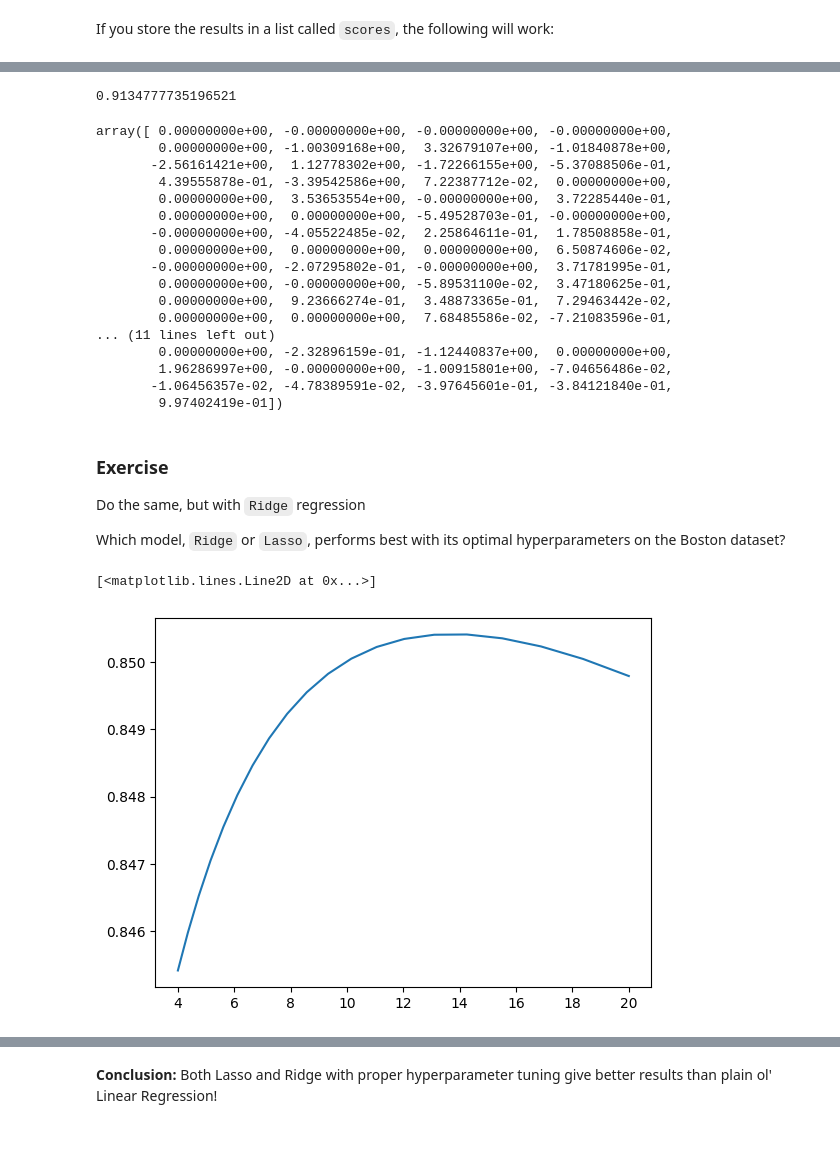
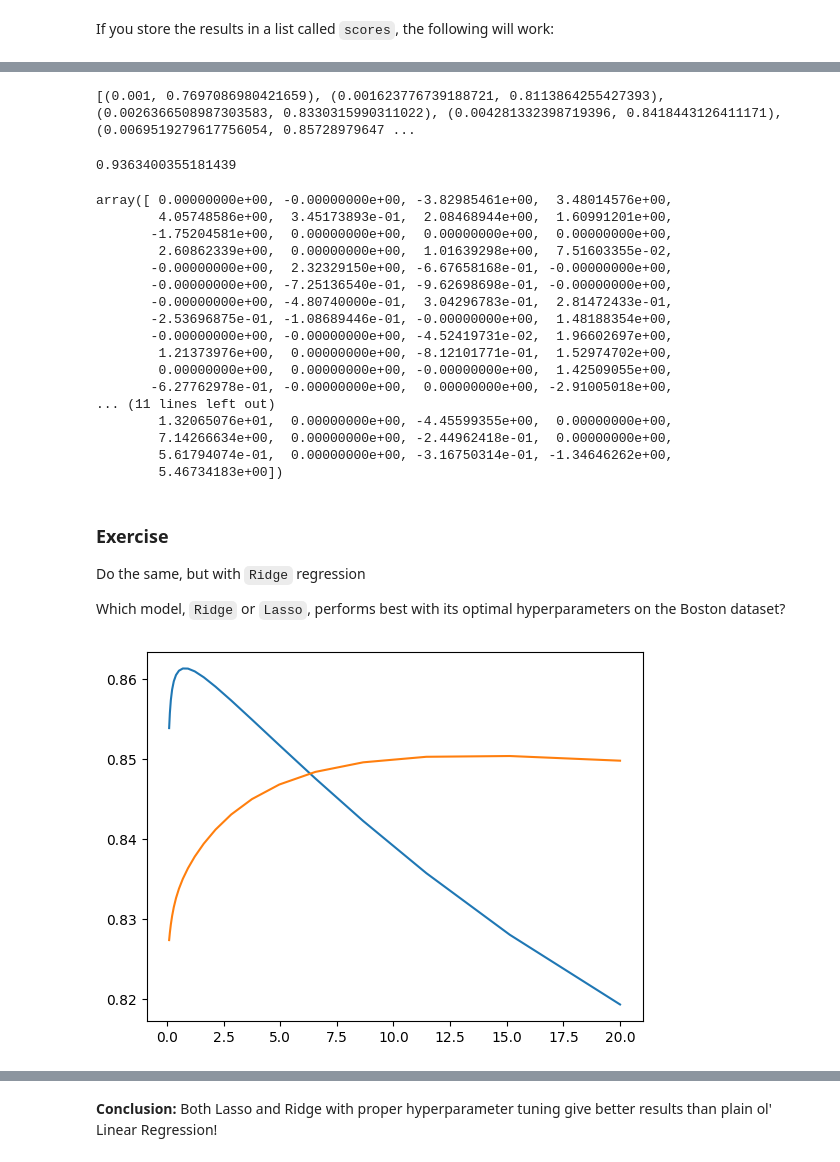
Before and after one commit to 1moi6/curso-ibm, a Jupyter notebook: cross_validation.ipynb, the cells around one changed output, grey strips where cells are left out. Drawn from its saved outputs; the diff is of its cells as text; code cells hidden in the pictures.

```diff
--- a/cross_validation.ipynb
+++ b/cross_validation.ipynb
@@ -284,13 +280,13 @@ Add `PolynomialFeatures` to this `Pipeline`, and re-run the cross validation wit
 pf = PolynomialFeatures(degree=3)
 
 scores = []
-alphas = np.geomspace(0.06, 6.0, 20)
+alphas = np.geomspace(0.001, 10, 20)
 for alpha in alphas:
     las = Lasso(alpha=alpha, max_iter=100000)
 
     estimator = Pipeline([
+        ("make_higher_degree", pf),
         ("scaler", s),
-        ("make_higher_degree", pf),
         ("lasso_regression", las)])
 
     predictions = cross_val_predict(estimator, X, y, cv = kf)
@@ -307,36 +299,41 @@ plt.semilogx(alphas, scores);
+# %%
+print([(a,b) for a,b in zip(alphas,scores)])
+# plt.semilogx(alphas, scores)
+# %% [output]
+[(0.001, 0.7697086980421659), (0.001623776739188721, 0.8113864255427393), (0.0026366508987303583, 0.8330315990311022), (0.004281332398719396, 0.8418443126411171), (0.0069519279617756054, 0.85728979647 ...
 # %%
 # Once we have found the hyperparameter (alpha~1e-2=0.01)
 # make the model and train it on ALL the data
 # Then release it into the wild .....
 best_estimator = Pipeline([
+                    ("make_higher_degree", PolynomialFeatures(degree=3)),
                     ("scaler", s),
-                    ("make_higher_degree", PolynomialFeatures(degree=2)),
-                    ("lasso_regression", Lasso(alpha=0.03))])
+                    ("lasso_regression", Lasso(alpha=0.01))])
 
 best_estimator.fit(X, y)
 best_estimator.score(X, y)
 # %% [output]
-0.9134777735196521
+0.9363400355181439
 # %%
 best_estimator.named_steps["lasso_regression"].coef_
 # %% [output]
-array([ 0.00000000e+00, -0.00000000e+00, -0.00000000e+00, -0.00000000e+00,
-        0.00000000e+00, -1.00309168e+00,  3.32679107e+00, -1.01840878e+00,
-       -2.56161421e+00,  1.12778302e+00, -1.72266155e+00, -5.37088506e-01,
-        4.39555878e-01, -3.39542586e+00,  7.22387712e-02,  0.00000000e+00,
-        0.00000000e+00,  3.53653554e+00, -0.00000000e+00,  3.72285440e-01,
-        0.00000000e+00,  0.00000000e+00, -5.49528703e-01, -0.00000000e+00,
-       -0.00000000e+00, -4.05522485e-02,  2.25864611e-01,  1.78508858e-01,
-        0.00000000e+00,  0.00000000e+00,  0.00000000e+00,  6.50874606e-02,
-       -0.00000000e+00, -2.07295802e-01, -0.00000000e+00,  3.71781995e-01,
-        0.00000000e+00, -0.00000000e+00, -5.89531100e-02,  3.47180625e-01,
-        0.00000000e+00,  9.23666274e-01,  3.48873365e-01,  7.29463442e-02,
-        0.00000000e+00,  0.00000000e+00,  7.68485586e-02, -7.21083596e-01,
+array([ 0.00000000e+00, -0.00000000e+00, -3.82985461e+00,  3.48014576e+00,
+        4.05748586e+00,  3.45173893e-01,  2.08468944e+00,  1.60991201e+00,
+       -1.75204581e+00,  0.00000000e+00,  0.00000000e+00,  0.00000000e+00,
+        2.60862339e+00,  0.00000000e+00,  1.01639298e+00,  7.51603355e-02,
+       -0.00000000e+00,  2.32329150e+00, -6.67658168e-01, -0.00000000e+00,
+       -0.00000000e+00, -7.25136540e-01, -9.62698698e-01, -0.00000000e+00,
+       -0.00000000e+00, -4.80740000e-01,  3.04296783e-01,  2.81472433e-01,
+       -2.53696875e-01, -1.08689446e-01, -0.00000000e+00,  1.48188354e+00,
+       -0.00000000e+00, -0.00000000e+00, -4.52419731e-02,  1.96602697e+00,
+        1.21373976e+00,  0.00000000e+00, -8.12101771e-01,  1.52974702e+00,
+        0.00000000e+00,  0.00000000e+00, -0.00000000e+00,  1.42509055e+00,
+       -6.27762978e-01, -0.00000000e+00,  0.00000000e+00, -2.91005018e+00,
 ... (11 lines left out)
-        0.00000000e+00, -2.32896159e-01, -1.12440837e+00,  0.00000000e+00,
-        1.96286997e+00, -0.00000000e+00, -1.00915801e+00, -7.04656486e-02,
-       -1.06456357e-02, -4.78389591e-02, -3.97645601e-01, -3.84121840e-01,
-        9.97402419e-01])
+        1.32065076e+01,  0.00000000e+00, -4.45599355e+00,  0.00000000e+00,
+        7.14266634e+00,  0.00000000e+00, -2.44962418e-01,  0.00000000e+00,
+        5.61794074e-01,  0.00000000e+00, -3.16750314e-01, -1.34646262e+00,
+        5.46734183e+00])
 # %% [markdown]
 ### Exercise
 
@@ -344,22 +341,31 @@ Do the same, but with `Ridge` regression
 
 Which model, `Ridge` or `Lasso`, performs best with its optimal hyperparameters on the Boston dataset?
 # %%
-pf = PolynomialFeatures(degree=2)
-alphas = np.geomspace(4, 20, 20)
-scores=[]
+dg = 2
+pf = PolynomialFeatures(degree=dg,include_bias=False)
+alphas = np.geomspace(0.1, 20, 20)
+scores1=[]
+scores2=[]
 for alpha in alphas:
     ridge = Ridge(alpha=alpha, max_iter=100000)
 
-    estimator = Pipeline([
+    estimator1 = Pipeline([
+        ("polynomial_features", pf),
+        ("scaler", s),
+        ("ridge_regression", ridge)])
+
+    estimator2 = Pipeline([
         ("scaler", s),
         ("polynomial_features", pf),
         ("ridge_regression", ridge)])
 
-    predictions = cross_val_predict(estimator, X, y, cv = kf)
-    score = r2_score(y, predictions)
-    scores.append(score)
+    predictions1 = cross_val_predict(estimator1, X, y, cv = kf)
+    predictions2 = cross_val_predict(estimator2, X, y, cv = kf)
+    scores1.append(r2_score(y, predictions1))
+    scores2.append(r2_score(y, predictions2))
 
-plt.plot(alphas, scores)
+plt.plot(alphas, scores1)
+plt.plot(alphas, scores2)
+plt.show()
 # %% [output]
-[<matplotlib.lines.Line2D at 0x...>]
-[figure, old version]
+[figure, new version]
```
Also changed, not shown: parts of 15 cells of this notebook, 1 other file.
